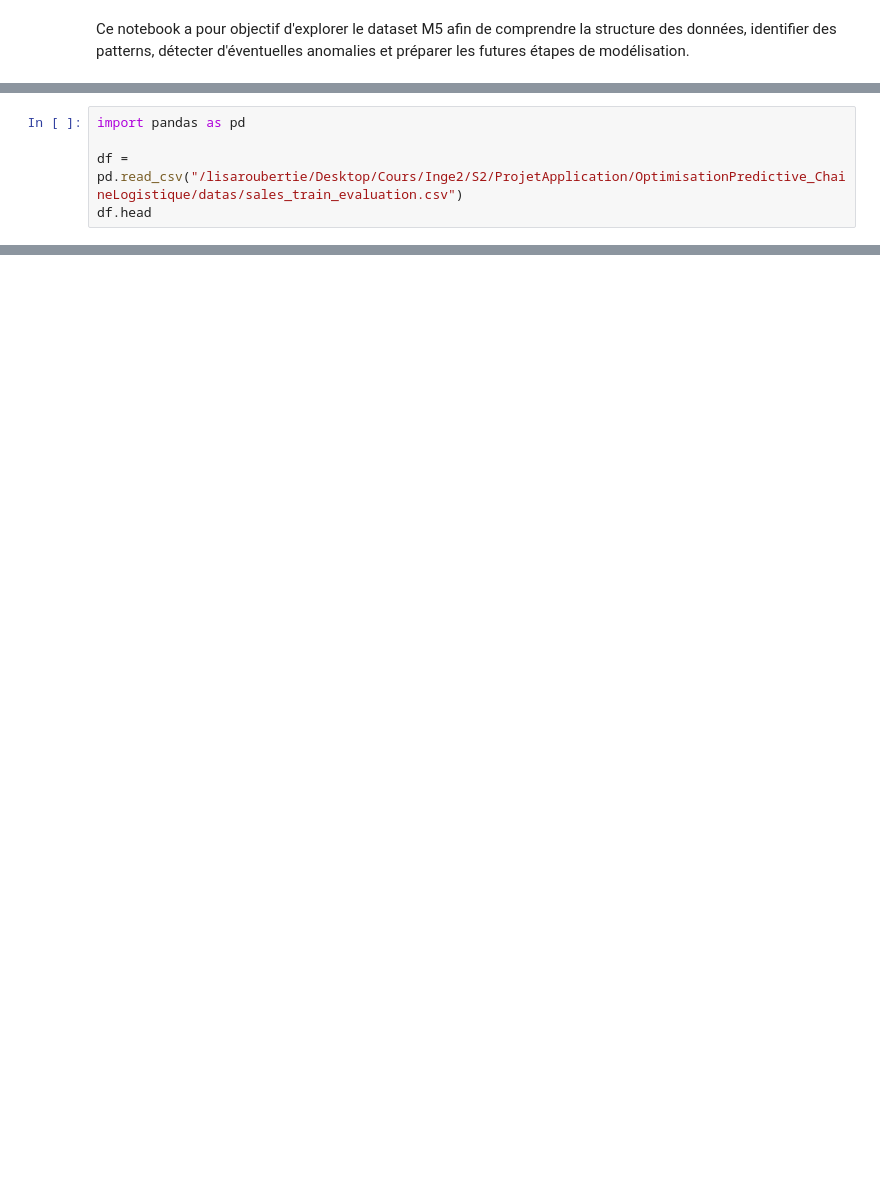
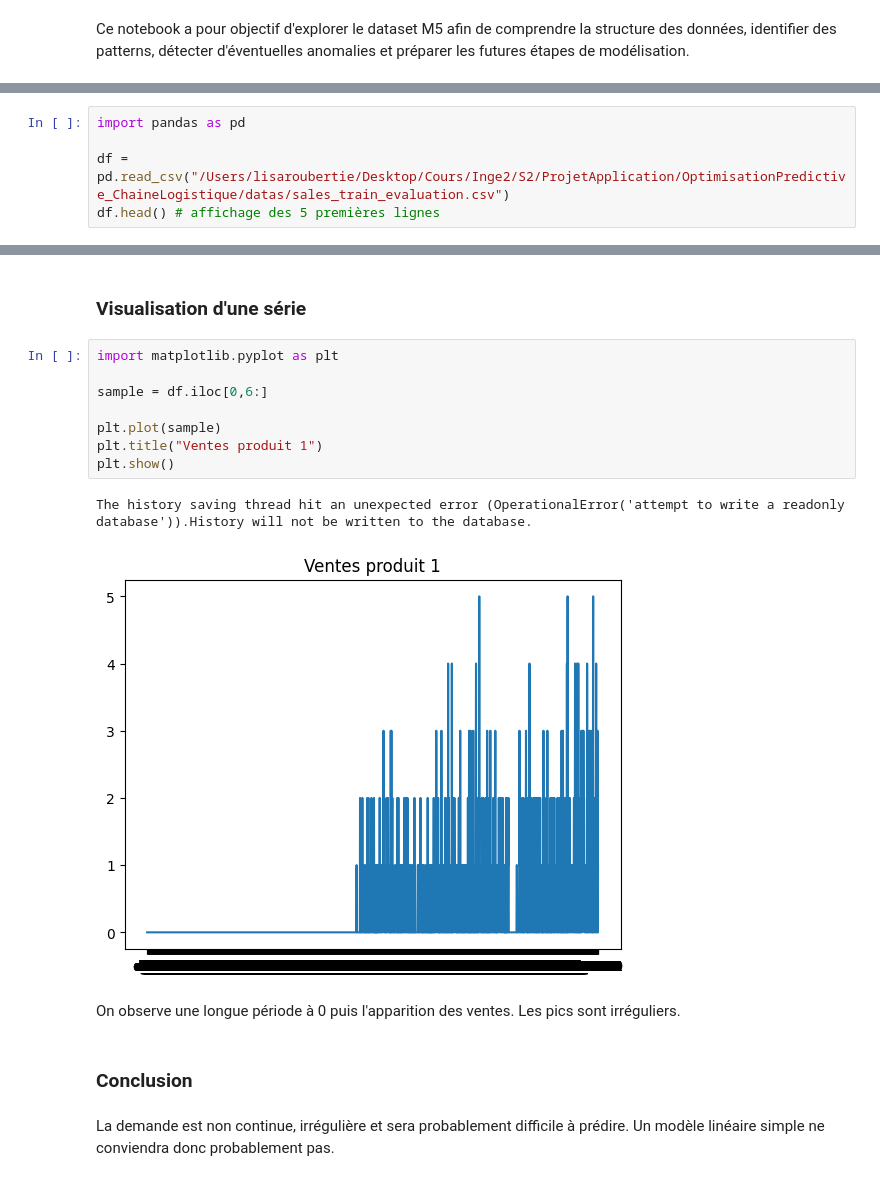
Before and after one commit to lisaroubertie/OptimisationPredictive_ChaineLogistique, a Jupyter notebook: notebooks/ExplorationDonnees.ipynb, the cells around one changed output, grey strips where cells are left out. Drawn from its saved outputs; the diff is of its cells as text; blank space fills up the shorter version.

```diff
--- a/notebooks/ExplorationDonnees.ipynb
+++ b/notebooks/ExplorationDonnees.ipynb
@@ -5,6 +7,6 @@ Ce notebook a pour objectif d'explorer le dataset M5 afin de comprendre la struc
 # %%
 import pandas as pd
 
-df = pd.read_csv("/lisaroubertie/Desktop/Cours/Inge2/S2/ProjetApplication/OptimisationPredictive_ChaineLogistique/datas/sales_train_evaluation.csv")
-df.head
+df = pd.read_csv("/Users/lisaroubertie/Desktop/Cours/Inge2/S2/ProjetApplication/OptimisationPredictive_ChaineLogistique/datas/sales_train_evaluation.csv")
+df.head() # affichage des 5 premières lignes
 # %% [output]
@@ -11,0 +94,19 @@ ModuleNotFoundError: No module named 'pandas'
+# %% [markdown]
+### Visualisation d'une série
+# %%
+import matplotlib.pyplot as plt
+
+sample = df.iloc[0,6:]
+
+plt.plot(sample)
+plt.title("Ventes produit 1")
+plt.show()
+# %% [output]
+The history saving thread hit an unexpected error (OperationalError('attempt to write a readonly database')).History will not be written to the database.
+[figure, added]
+# %% [markdown]
+On observe une longue période à 0 puis l'apparition des ventes. Les pics sont irréguliers.
+# %% [markdown]
+### Conclusion
+# %% [markdown]
+La demande est non continue, irrégulière et sera probablement difficile à prédire. Un modèle linéaire simple ne conviendra donc probablement pas.
```
Also changed, not shown: parts of 18 cells of this notebook.
